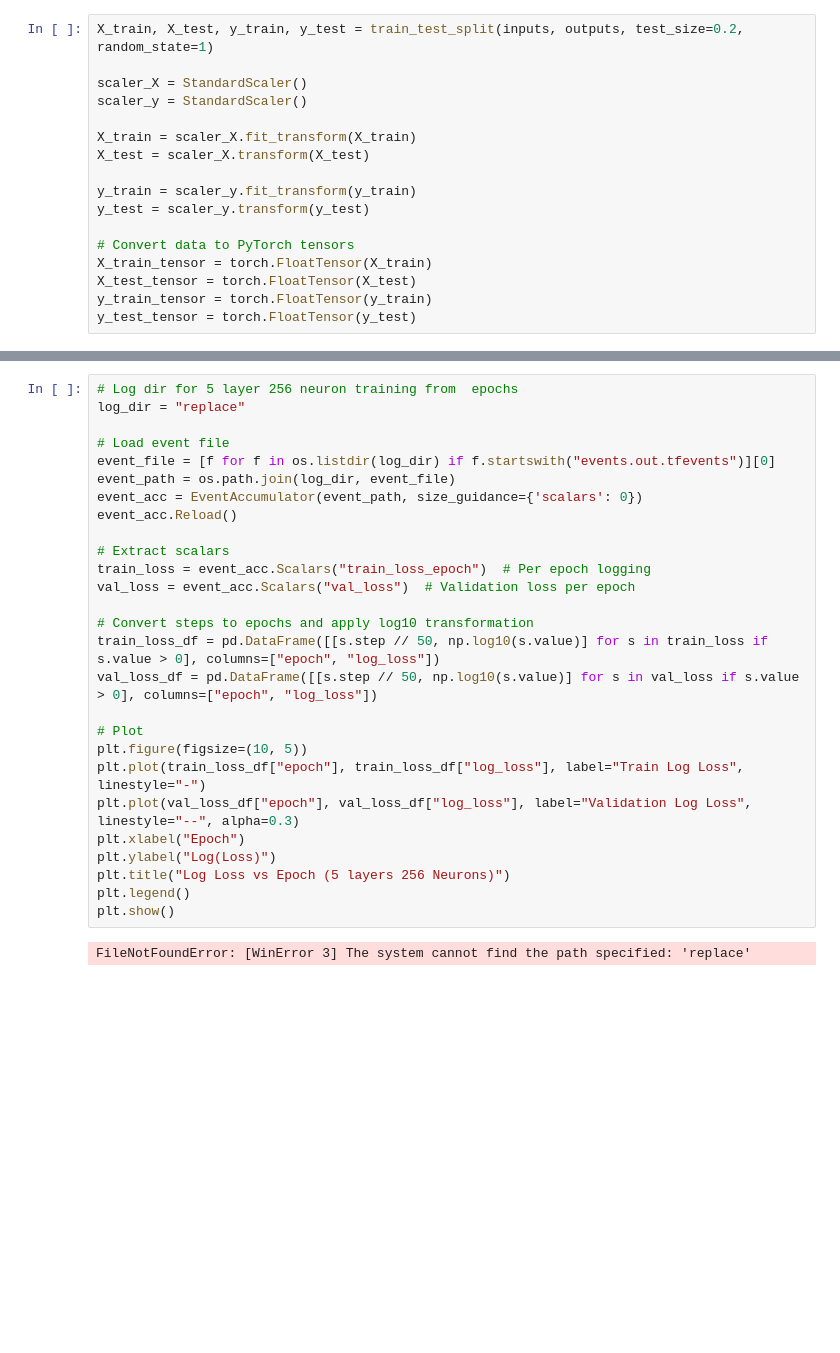
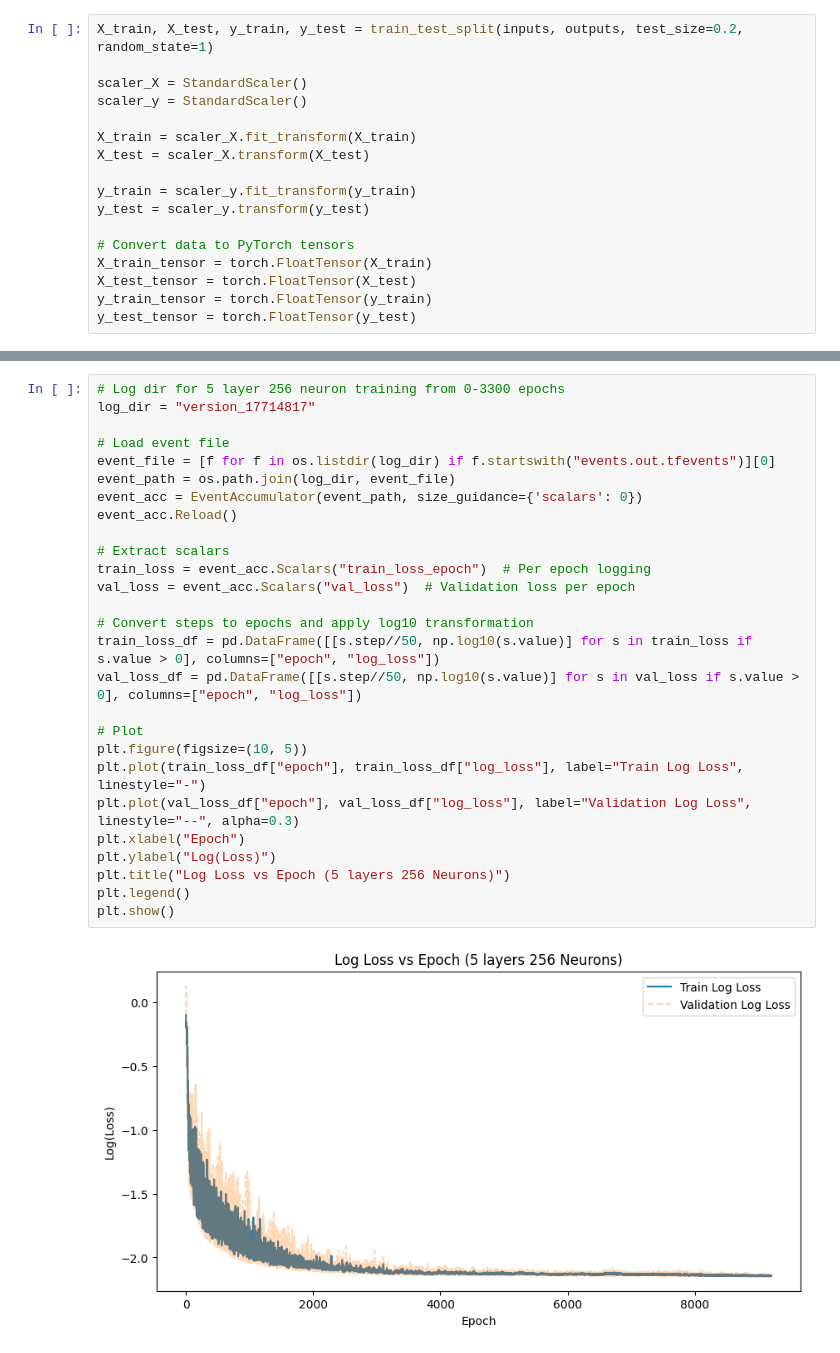
Before and after one commit to ruddock321/y4project, a Jupyter notebook: dev/GarstecModel_V8/V8Plotter.ipynb, the cells around one changed output, grey strips where cells are left out. Drawn from its saved outputs; the diff is of its cells as text; blank space fills up the shorter version.

```diff
--- a/dev/GarstecModel_V8/V8Plotter.ipynb
+++ b/dev/GarstecModel_V8/V8Plotter.ipynb
@@ -177,29 +177,29 @@ Mean Absolute Error: 0.0828
 # %%
-# Log dir for 5 layer 256 neuron training from  epochs
-log_dir = "replace"
+# Log dir for 5 layer 256 neuron training from 0-3300 epochs
+log_dir = "version_17714817"
 
 # Load event file
 event_file = [f for f in os.listdir(log_dir) if f.startswith("events.out.tfevents")][0]
 event_path = os.path.join(log_dir, event_file)
 event_acc = EventAccumulator(event_path, size_guidance={'scalars': 0})
 event_acc.Reload()
 
 # Extract scalars
 train_loss = event_acc.Scalars("train_loss_epoch")  # Per epoch logging
 val_loss = event_acc.Scalars("val_loss")  # Validation loss per epoch
 
 # Convert steps to epochs and apply log10 transformation
-train_loss_df = pd.DataFrame([[s.step // 50, np.log10(s.value)] for s in train_loss if s.value > 0], columns=["epoch", "log_loss"])
-val_loss_df = pd.DataFrame([[s.step // 50, np.log10(s.value)] for s in val_loss if s.value > 0], columns=["epoch", "log_loss"])
+train_loss_df = pd.DataFrame([[s.step//50, np.log10(s.value)] for s in train_loss if s.value > 0], columns=["epoch", "log_loss"])
+val_loss_df = pd.DataFrame([[s.step//50, np.log10(s.value)] for s in val_loss if s.value > 0], columns=["epoch", "log_loss"])
 
 # Plot
 plt.figure(figsize=(10, 5))
 plt.plot(train_loss_df["epoch"], train_loss_df["log_loss"], label="Train Log Loss", linestyle="-")
 plt.plot(val_loss_df["epoch"], val_loss_df["log_loss"], label="Validation Log Loss", linestyle="--", alpha=0.3)
 plt.xlabel("Epoch")
 plt.ylabel("Log(Loss)")
 plt.title("Log Loss vs Epoch (5 layers 256 Neurons)")
 plt.legend()
 plt.show()
 # %% [output]
-FileNotFoundError: [WinError 3] The system cannot find the path specified: 'replace'
+[figure, added]
```
Also changed, not shown: parts of 5 cells of this notebook, 3 other files.
